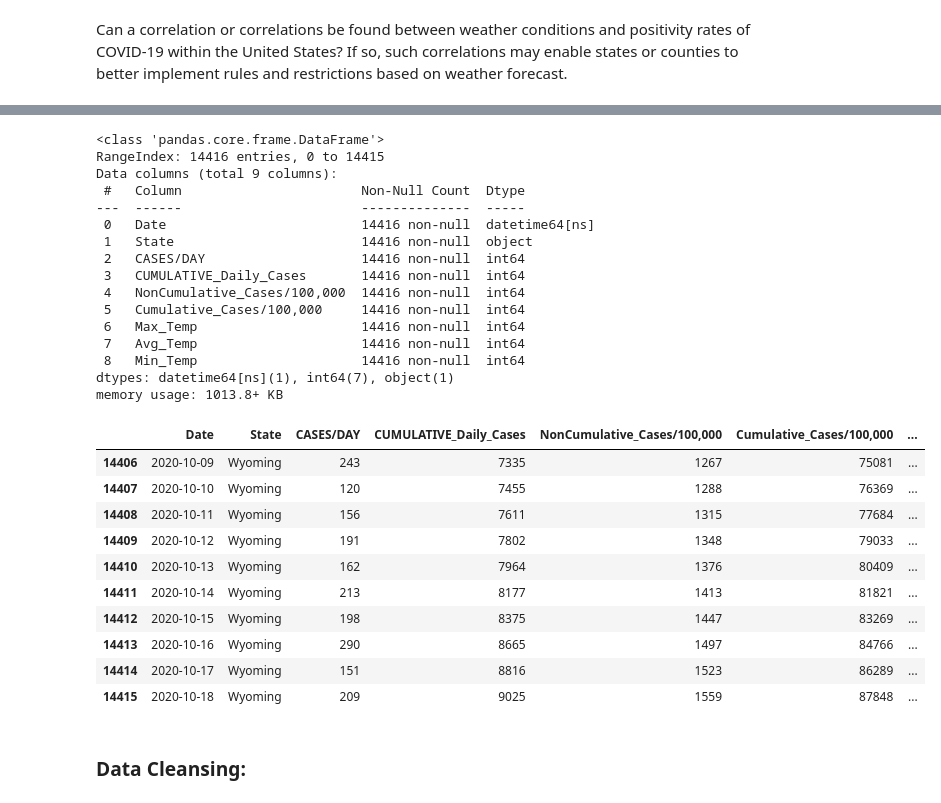
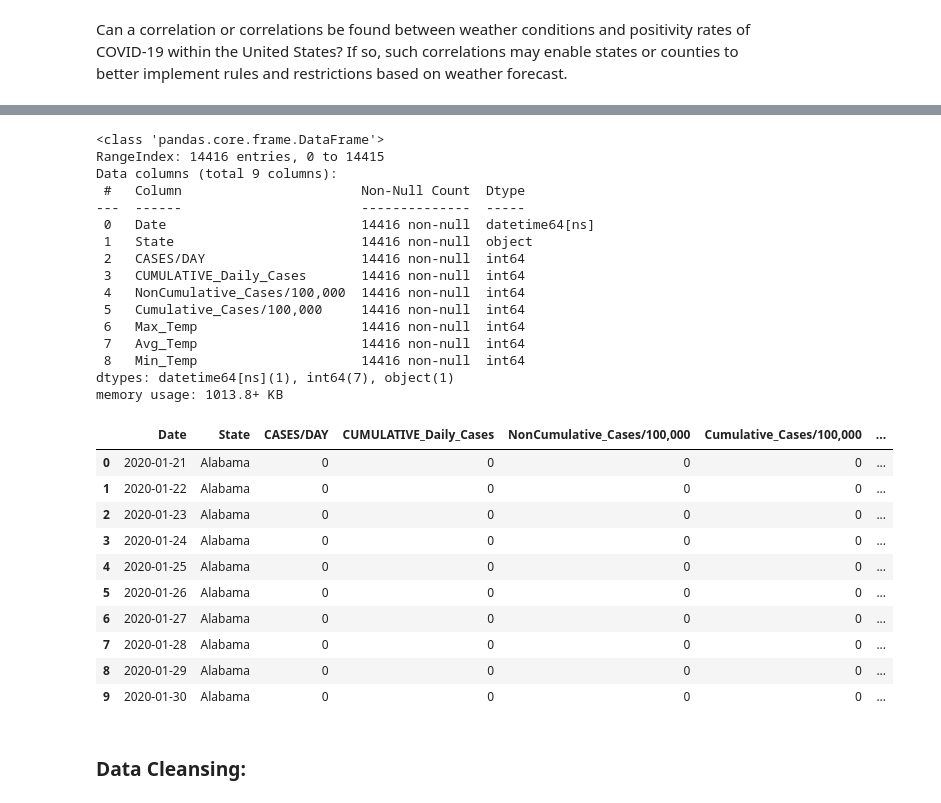
Before and after one commit to asalinas0328/COVID-19_Tempearture_Effects_Study, a Jupyter notebook: COVID19_Temperature_Effects_Research.ipynb, the cells around one changed output, grey strips where cells are left out. Cells and saved outputs as stored; diff of their text form; code cells hidden in the pictures.

```diff
--- a/COVID19_Temperature_Effects_Research.ipynb
+++ b/COVID19_Temperature_Effects_Research.ipynb
@@ -18,23 +19,15 @@ import numpy as np
 # %%
 ## Importing data file
-##dataframe_raw = pd.read_csv(r'C:\Users\Ana Salinas\Desktop\002_SpringBoard\Structured_Foundations\Capstone_2\COVID19_data.csv', header = 0, parse_dates =['date'], index_col=['date'])
-
-dataframe_raw = pd.read_csv(r'C:\Users\Ana Salinas\Desktop\002_SpringBoard\Structured_Foundations\Capstone_2\COVID-19_HM.csv', header = 0, parse_dates =['Date'])
-
-
+data = pd.read_csv(r'C:\Users\Ana Salinas\Desktop\002_SpringBoard\Structured_Foundations\Capstone_2\COVID-19_HM.csv', header = 0, parse_dates =['Date'])
 ## Showing descriptive statistics for the data frame
-d = dataframe_raw.describe()
+d = data.describe()
 display(d)
 
 ## Showing data types from all datafreame columns
-dataframe_raw.info()
+data.info()
 
 ## Showing the fisrt 10 rows of the data frame
-dataframe_raw.tail(10)
-
-## Converting 3rd column into a type int
-
-## dataframe_raw['Cumulative_Daily_Number_of_Cases']= dataframe_raw.Cumulative_Daily_Number_of_Cases.astype(int)
+data.head(10)
 # %% [output]
 |  | CASES/DAY | CUMULATIVE_Daily_Cases | NonCumulative_Cases/100,000 | Cumulative_Cases/100,000 | Max_Temp | Avg_Temp | ... |
 | count | 14416.000000 | 14416.000000 | 14416.000000 | 1.441600e+04 | 14416.000000 | 14416.000000 | ... |
@@ -48,30 +41,30 @@ dataframe_raw.tail(10)
 <class 'pandas.core.frame.DataFrame'>
 RangeIndex: 14416 entries, 0 to 14415
 Data columns (total 9 columns):
  #   Column                       Non-Null Count  Dtype
 ---  ------                       --------------  -----
  0   Date                         14416 non-null  datetime64[ns]
  1   State                        14416 non-null  object
  2   CASES/DAY                    14416 non-null  int64
  3   CUMULATIVE_Daily_Cases       14416 non-null  int64
  4   NonCumulative_Cases/100,000  14416 non-null  int64
  5   Cumulative_Cases/100,000     14416 non-null  int64
  6   Max_Temp                     14416 non-null  int64
  7   Avg_Temp                     14416 non-null  int64
  8   Min_Temp                     14416 non-null  int64
 dtypes: datetime64[ns](1), int64(7), object(1)
 memory usage: 1013.8+ KB
 |  | Date | State | CASES/DAY | CUMULATIVE_Daily_Cases | NonCumulative_Cases/100,000 | Cumulative_Cases/100,000 | ... |
-| 14406 | 2020-10-09 | Wyoming | 243 | 7335 | 1267 | 75081 | ... |
-| 14407 | 2020-10-10 | Wyoming | 120 | 7455 | 1288 | 76369 | ... |
-| 14408 | 2020-10-11 | Wyoming | 156 | 7611 | 1315 | 77684 | ... |
-| 14409 | 2020-10-12 | Wyoming | 191 | 7802 | 1348 | 79033 | ... |
-| 14410 | 2020-10-13 | Wyoming | 162 | 7964 | 1376 | 80409 | ... |
-| 14411 | 2020-10-14 | Wyoming | 213 | 8177 | 1413 | 81821 | ... |
-| 14412 | 2020-10-15 | Wyoming | 198 | 8375 | 1447 | 83269 | ... |
-| 14413 | 2020-10-16 | Wyoming | 290 | 8665 | 1497 | 84766 | ... |
-| 14414 | 2020-10-17 | Wyoming | 151 | 8816 | 1523 | 86289 | ... |
-| 14415 | 2020-10-18 | Wyoming | 209 | 9025 | 1559 | 87848 | ... |
+| 0 | 2020-01-21 | Alabama | 0 | 0 | 0 | 0 | ... |
+| 1 | 2020-01-22 | Alabama | 0 | 0 | 0 | 0 | ... |
+| 2 | 2020-01-23 | Alabama | 0 | 0 | 0 | 0 | ... |
+| 3 | 2020-01-24 | Alabama | 0 | 0 | 0 | 0 | ... |
+| 4 | 2020-01-25 | Alabama | 0 | 0 | 0 | 0 | ... |
+| 5 | 2020-01-26 | Alabama | 0 | 0 | 0 | 0 | ... |
+| 6 | 2020-01-27 | Alabama | 0 | 0 | 0 | 0 | ... |
+| 7 | 2020-01-28 | Alabama | 0 | 0 | 0 | 0 | ... |
+| 8 | 2020-01-29 | Alabama | 0 | 0 | 0 | 0 | ... |
+| 9 | 2020-01-30 | Alabama | 0 | 0 | 0 | 0 | ... |
 # %% [markdown]
 ### Data Cleansing:
 # %% [markdown]
```
Also changed, not shown: parts of 21 cells of this notebook.
